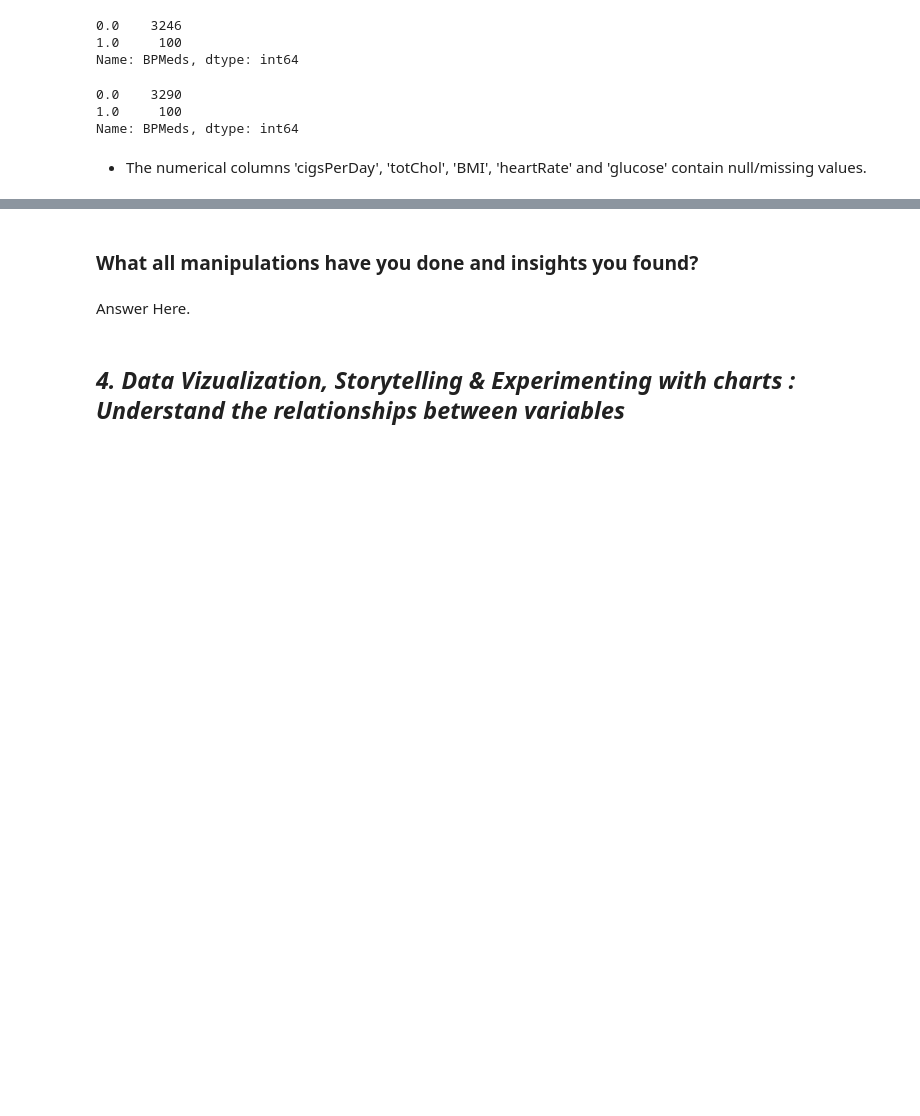
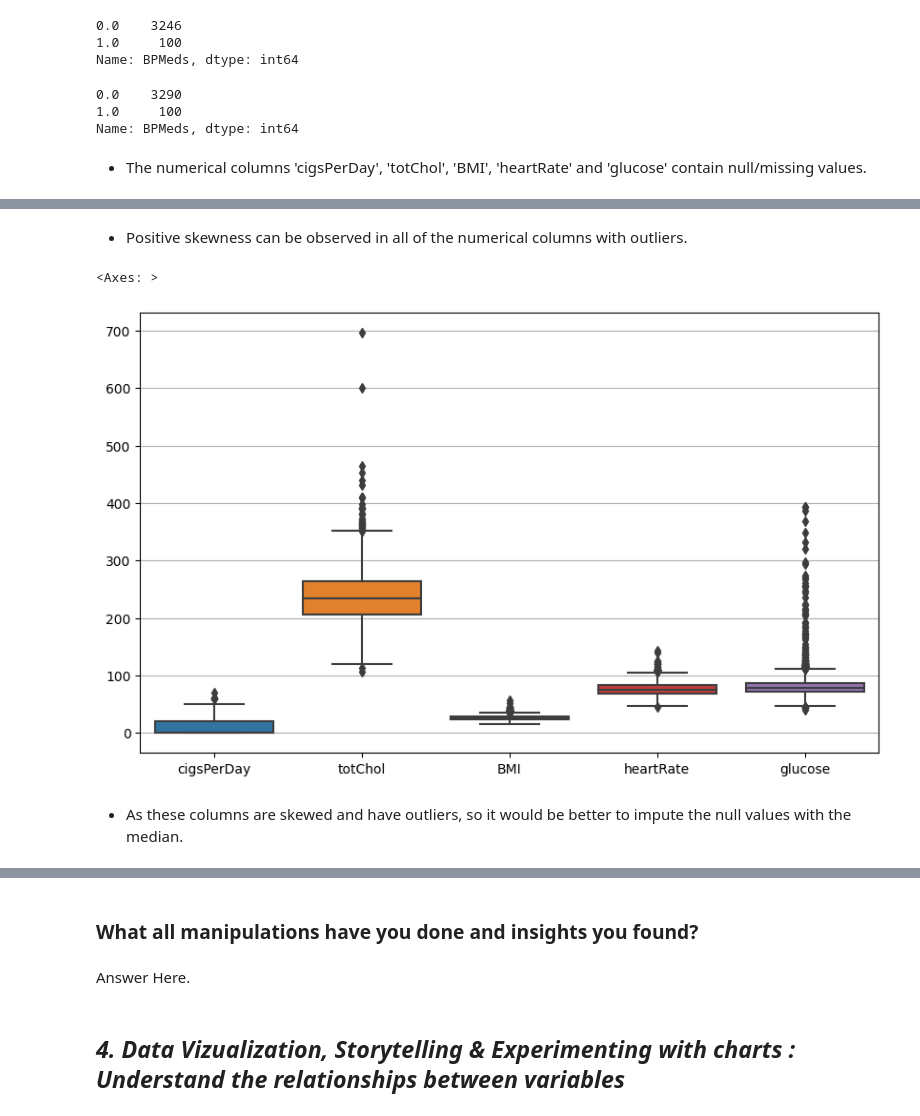
Before and after one commit to dipankarsahu1000/Cardiovascular-Risk-Prediction, a Jupyter notebook: Cardiovascular_Risk_Prediction.ipynb, the cells around one changed output, grey strips where cells are left out. Drawn from its saved outputs; the diff is of its cells as text; code cells hidden in the pictures; blank space fills up the shorter version.

```diff
--- a/Cardiovascular_Risk_Prediction.ipynb
+++ b/Cardiovascular_Risk_Prediction.ipynb
@@ -341,0 +366,12 @@ Name: BPMeds, dtype: int64
+# %% [markdown]
+* Positive skewness can be observed in all of the numerical columns with outliers.
+# %%
+# Checking the outliers in these columns
+plt.figure(figsize = (10, 6))
+plt.grid()
+sns.boxplot(df[num_column_with_nulls])
+# %% [output]
+<Axes: >
+[figure, added]
+# %% [markdown]
+* As these columns are skewed and have outliers, so it would be better to impute the null values with the median.
```
Also changed, not shown: parts of 5 cells of this notebook.
